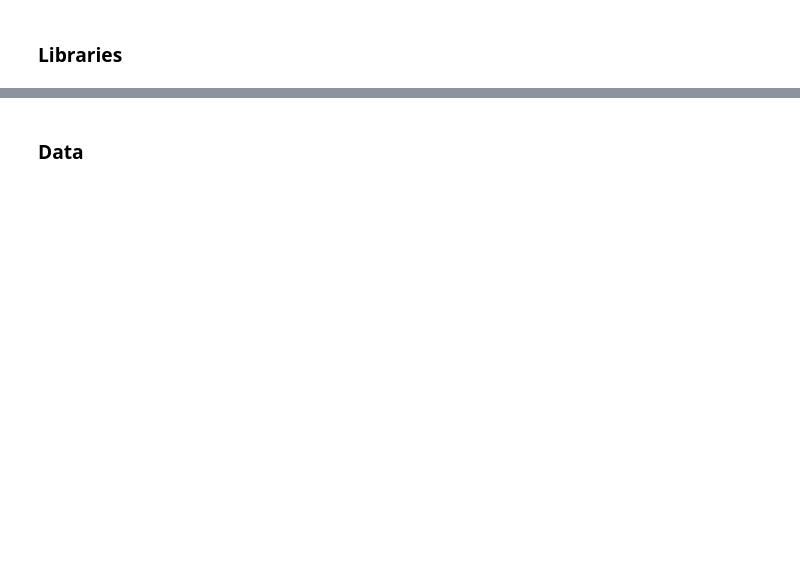
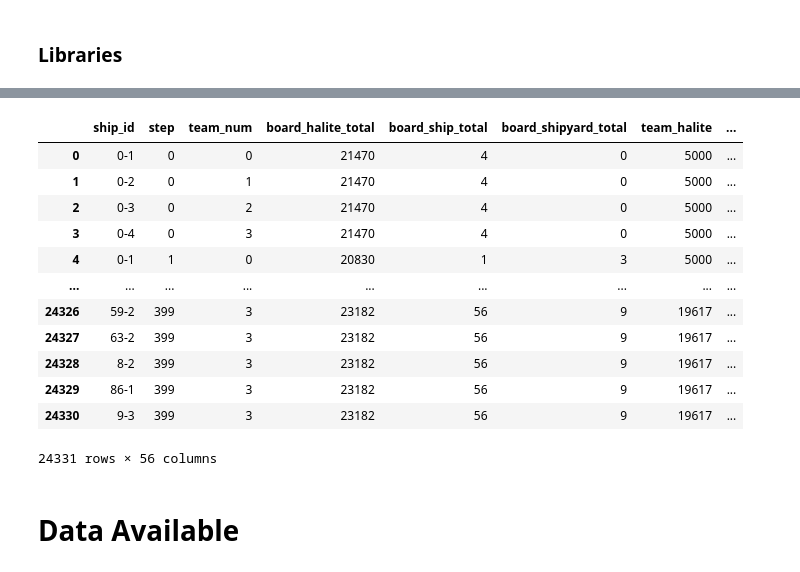
Before and after one commit to nturley/halite, a Jupyter notebook: extract-game-features.ipynb, the cells around one changed output, grey strips where cells are left out. Cells and saved outputs as stored; diff of their text form; code cells hidden in the pictures; blank space fills up the shorter version.

Commit message:
finished game features

```diff
--- a/extract-game-features.ipynb
+++ b/extract-game-features.ipynb
@@ -18,0 +348,12 @@ np.set_printoptions(linewidth=180,precision=1)
+# %%
+def last_mining_yield(prev_action,old_obs):
+    halite_mined = {}
+    for team_num in range(4):
+        for ship_id in list(prev_action[team_num].keys()):
+            if prev_action[team_num][ship_id] is None:
+                ship_location = old_obs['players'][team_num][2][ship_id][0]
+                halite_mined[ship_id] = int(0.25*old_obs['halite'][ship_location])
+            else:
+                halite_mined[ship_id] = 0
+
+    return halite_mined
@@ -18,0 +1291,28 @@ np.set_printoptions(linewidth=180,precision=1)
+# %%
+def create_ship_df_gamelevel(json_file_location):
+    # Creates a pandas dataframe where each row corresponds carries key ship-level features known at a given game
+    # step along with future outcome variables that we might want to predict.
+
+    with open(json_file_location) as json_file:
+        gamedata = json.load(json_file)
+
+    cumulative_data = CumulativeData(gamedata['steps'][0][0]['observation'])
+    game_df = pd.DataFrame(create_step_features(new_obs = gamedata['steps'][0][0]['observation'],
+                                                cumulative_data = cumulative_data,
+                                                include_future = True))
+
+
+    # for each step create step data, update future fields, and append to game_df
+    for step_num in range(1,len(gamedata['steps'])):
+        cumulative_data.update(new_obs = gamedata['steps'][step_num][0]['observation'])
+        step_df = pd.DataFrame(create_step_features(new_obs = gamedata['steps'][step_num][0]['observation'],
+                                       cumulative_data = cumulative_data,
+                                       include_future = True))
+
+        game_df = game_df_update(game_df,
+                                 step_df = pd.DataFrame(create_step_features(new_obs = gamedata['steps'][step_num][0]['observation'],
+                                                                             cumulative_data = cumulative_data,
+                                                                             include_future = True)),
+                                 cumulative_data = cumulative_data)
+
+    return game_df
@@ -18,0 +1353,3 @@ np.set_printoptions(linewidth=180,precision=1)
+# %%
+%%time
+game_df = create_ship_df_gamelevel('../kaggle_games/1950930.json')
@@ -18,0 +1359,16 @@ np.set_printoptions(linewidth=180,precision=1)
+# %%
+game_df
+# %% [output]
+|  | ship_id | step | team_num | board_halite_total | board_ship_total | board_shipyard_total | team_halite | ... |
+| 0 | 0-1 | 0 | 0 | 21470 | 4 | 0 | 5000 | ... |
+| 1 | 0-2 | 0 | 1 | 21470 | 4 | 0 | 5000 | ... |
+| 2 | 0-3 | 0 | 2 | 21470 | 4 | 0 | 5000 | ... |
+| 3 | 0-4 | 0 | 3 | 21470 | 4 | 0 | 5000 | ... |
+| 4 | 0-1 | 1 | 0 | 20830 | 1 | 3 | 5000 | ... |
+| ... | ... | ... | ... | ... | ... | ... | ... | ... |
+| 24326 | 59-2 | 399 | 3 | 23182 | 56 | 9 | 19617 | ... |
+| 24327 | 63-2 | 399 | 3 | 23182 | 56 | 9 | 19617 | ... |
+| 24328 | 8-2 | 399 | 3 | 23182 | 56 | 9 | 19617 | ... |
+| 24329 | 86-1 | 399 | 3 | 23182 | 56 | 9 | 19617 | ... |
+| 24330 | 9-3 | 399 | 3 | 23182 | 56 | 9 | 19617 | ... |
+24331 rows × 56 columns
@@ -19,5 +1377,5 @@ np.set_printoptions(linewidth=180,precision=1)
 # %% [markdown]
-### Data
+# Data Available
 # %%
 SCRAPED_DIR = '../kaggle_games/'
 MIN_AVG_RATING = 950
```
Also changed, not shown: parts of 87 cells of this notebook, 1 other file.
